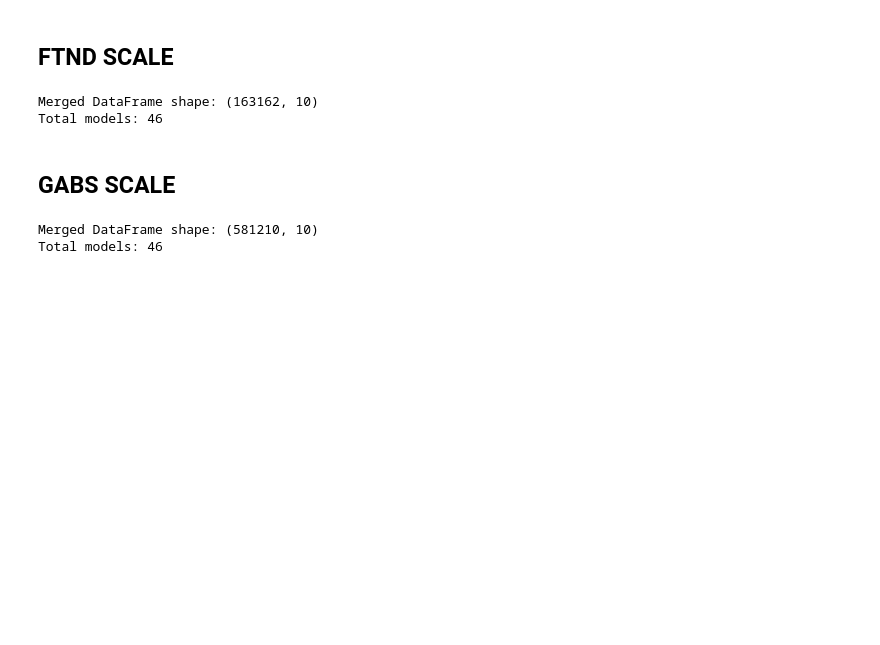
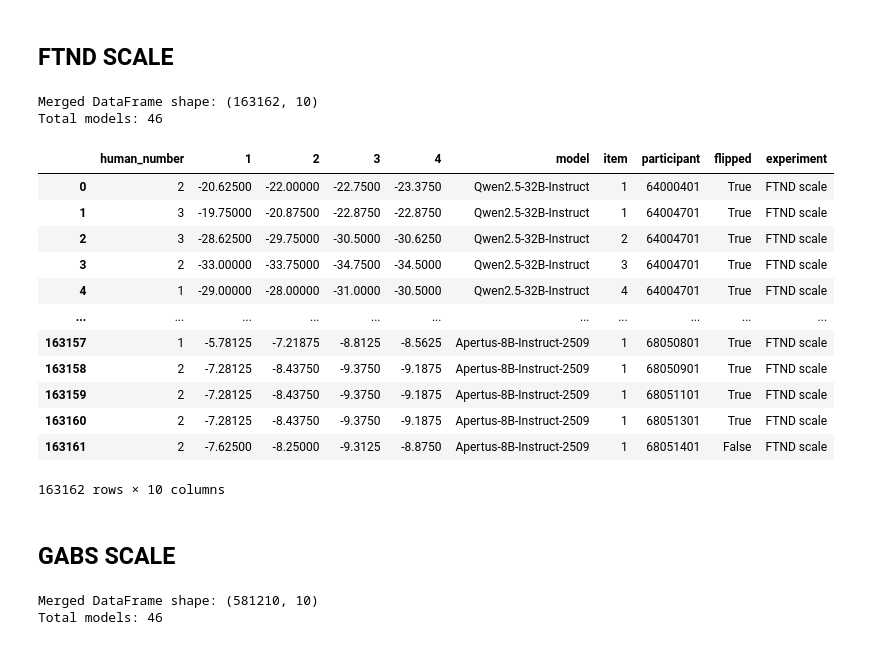
Before and after one commit to jelenameyer/GenInLLM, a Jupyter notebook: data_analysis/data_wrangling_survey_tasks_itemlevel.ipynb, the cells around one changed output. Drawn from its saved outputs; the diff is of its cells as text; code cells hidden in the pictures; blank space fills up the shorter version.

Commit message:
refactor FTND and DFE and DFD

```diff
--- a/data_analysis/data_wrangling_survey_tasks_itemlevel.ipynb
+++ b/data_analysis/data_wrangling_survey_tasks_itemlevel.ipynb
@@ -343,6 +344,22 @@ FTND_data = load_dataframes(task_name="FTND")
 # %% [output]
 Merged DataFrame shape: (163162, 10)
 Total models: 46
+# %%
+FTND_data
+# %% [output]
+|  | human_number | 1 | 2 | 3 | 4 | model | item | participant | flipped | experiment |
+| 0 | 2 | -20.62500 | -22.00000 | -22.7500 | -23.3750 | Qwen2.5-32B-Instruct | 1 | 64000401 | True | FTND scale |
+| 1 | 3 | -19.75000 | -20.87500 | -22.8750 | -22.8750 | Qwen2.5-32B-Instruct | 1 | 64004701 | True | FTND scale |
+| 2 | 3 | -28.62500 | -29.75000 | -30.5000 | -30.6250 | Qwen2.5-32B-Instruct | 2 | 64004701 | True | FTND scale |
+| 3 | 2 | -33.00000 | -33.75000 | -34.7500 | -34.5000 | Qwen2.5-32B-Instruct | 3 | 64004701 | True | FTND scale |
+| 4 | 1 | -29.00000 | -28.00000 | -31.0000 | -30.5000 | Qwen2.5-32B-Instruct | 4 | 64004701 | True | FTND scale |
+| ... | ... | ... | ... | ... | ... | ... | ... | ... | ... | ... |
+| 163157 | 1 | -5.78125 | -7.21875 | -8.8125 | -8.5625 | Apertus-8B-Instruct-2509 | 1 | 68050801 | True | FTND scale |
+| 163158 | 2 | -7.28125 | -8.43750 | -9.3750 | -9.1875 | Apertus-8B-Instruct-2509 | 1 | 68050901 | True | FTND scale |
+| 163159 | 2 | -7.28125 | -8.43750 | -9.3750 | -9.1875 | Apertus-8B-Instruct-2509 | 1 | 68051101 | True | FTND scale |
+| 163160 | 2 | -7.28125 | -8.43750 | -9.3750 | -9.1875 | Apertus-8B-Instruct-2509 | 1 | 68051301 | True | FTND scale |
+| 163161 | 2 | -7.62500 | -8.25000 | -9.3125 | -8.8750 | Apertus-8B-Instruct-2509 | 1 | 68051401 | False | FTND scale |
+163162 rows × 10 columns
 # %%
 # normalise answer option sum to one (tun so als hätten wir sehr guten Prompt, dann würde LLM nur zwischen möglichen Antwortalternativen aussuchen, da simulieren wir dadurch)
 mask = (FTND_data["item"] == 1)
```
Also changed, not shown: parts of 3 cells of this notebook, 2 other files.
